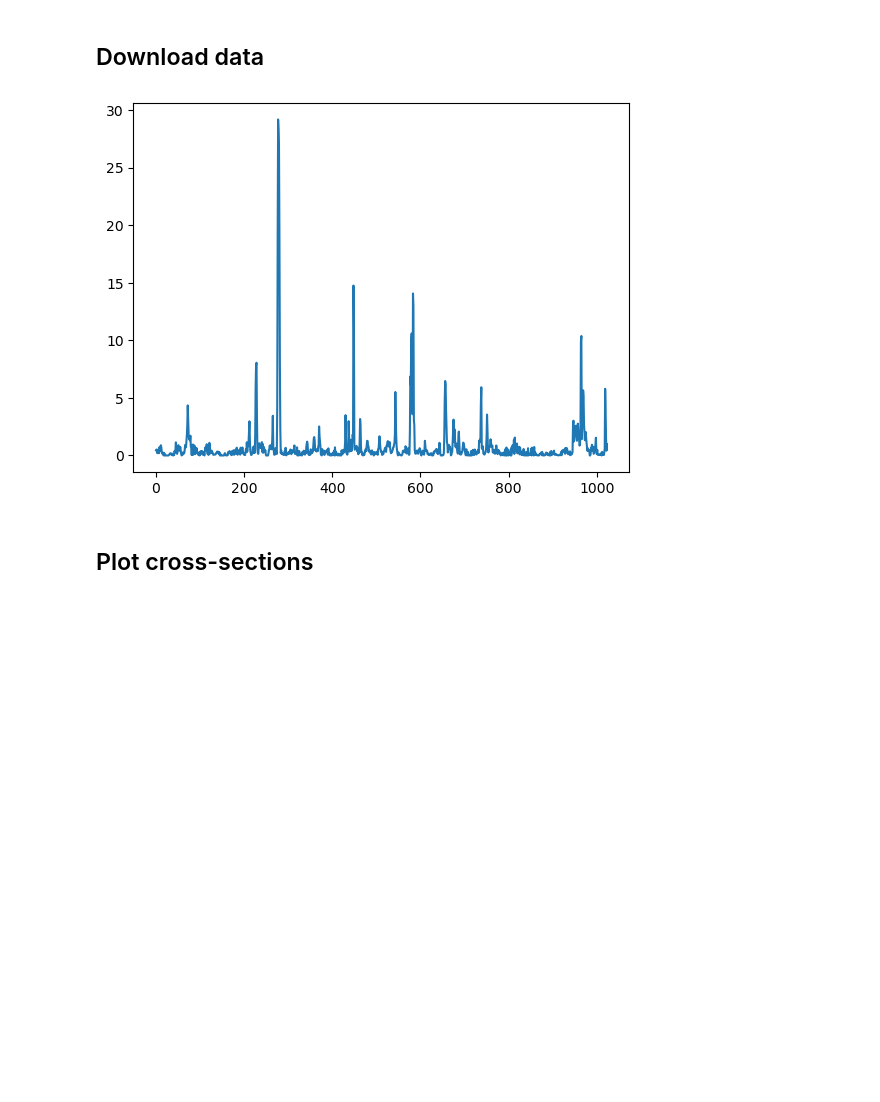
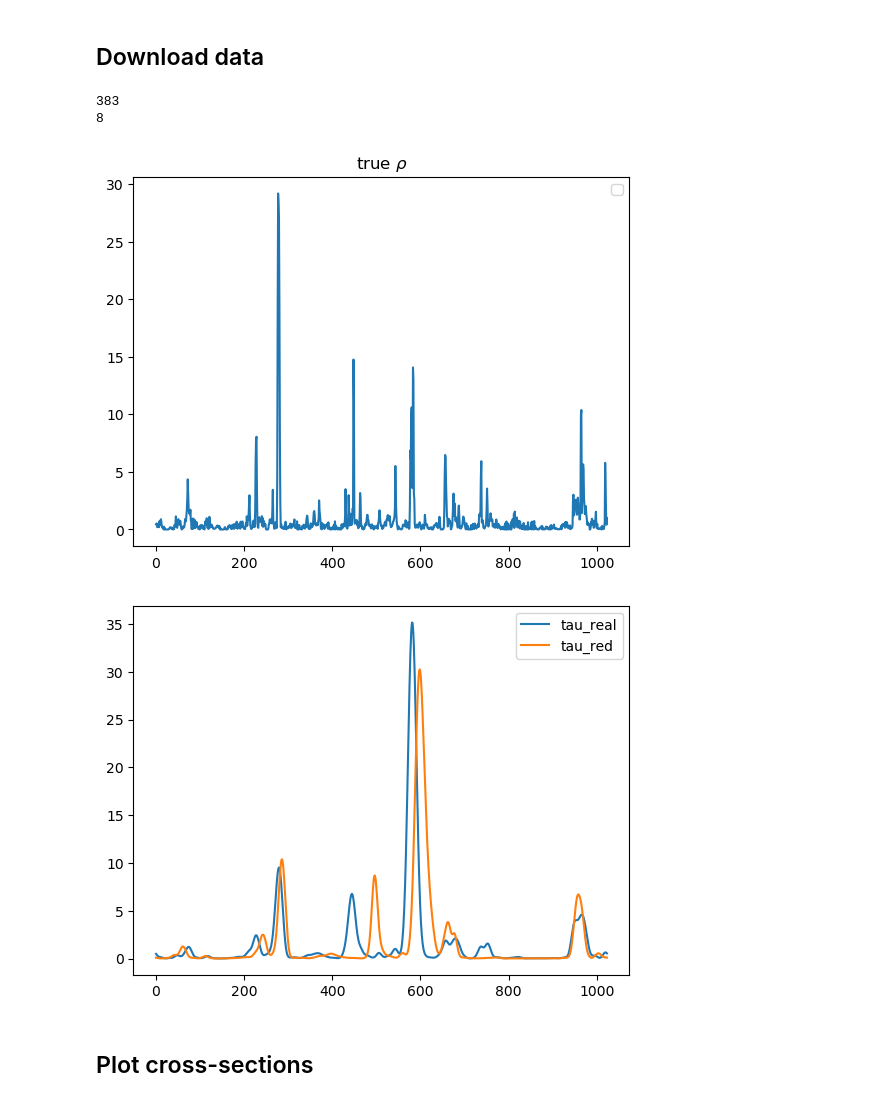
Before and after one commit to Jupiter1994/lya-tf, a Jupyter notebook: data_exploration.ipynb, the cells around one changed output. Cells and saved outputs as stored; diff of their text form; code cells hidden in the pictures; blank space fills up the shorter version.

```diff
--- a/data_exploration.ipynb
+++ b/data_exploration.ipynb
@@ -13,27 +11,43 @@ tf_h5 = h5py.File(tf_filename,'r')
 # %% [markdown]
 ## Download data
+# %%
+i1 = (int) (np.round(np.random.rand() * 1024))
+i2 = (int) (np.round(np.random.rand() * 1024))
+print(i1)
+print(i2)
+
+# shape = [2,2,1024]
+# inds = (slice(0,shape[0]), slice(0,shape[1]), slice(0, shape[2]))
+
+# take a random skewer
+i1 = 957
+i2 = 879
+inds = (slice(i1, i1+1), slice(i2, i2+1), slice(0,1024))
+# %% [output]
+383
+8
 # %%
-# shape = [2,2,1024]
-# inds = (slice(0,shape[0]), slice(0,shape[1]), slice(0, shape[2]))
-
-# take a random skewer
-i1 = 957
-i2 = 879
-inds = (slice(i1, i1+1), slice(i2, i2+1), slice(0,1024))
-
 # numpy arrays
 DM_dens = h5['native_fields']['matter_density'][()][inds] # rho
 baryon_dens = h5['native_fields']['baryon_density'][()][inds] # rho_b
 temperature = h5['native_fields']['temperature'][()][inds] # T
 vel_b = h5['native_fields']['velocity_z'][()][inds] # v_b
 
-tau_real = tf_h5['tau_real'][()] # real-space optical depth
-tau_red = tf_h5['tau_red'][()] # redshift-space optical depth
+tau_real = h5['derived_fields']['tau_real'][()][inds] # real-space optical depth
+tau_red = h5['derived_fields']['tau_red'][()][inds] # redshift-space optical depth
 # %%
-plt.plot(np.squeeze(DM_dens), label=r"true $\rho$")
+plt.plot(np.squeeze(DM_dens))
+plt.title(r"true $\rho$")
 plt.show()
+
+
+plt.plot(np.squeeze(tau_real), label=r"tau_real")
+plt.plot(np.squeeze(tau_red), label=r"tau_red")
+plt.legend()
+plt.show()
 # %% [output]
-[figure, old version]
+[figure, new version]
+[figure, added]
 # %%
 # save as npy files
 np.save("demo_skew/matter_density.npy", DM_dens)
```
Also changed, not shown: parts of 2 cells of this notebook, 2 other files.
